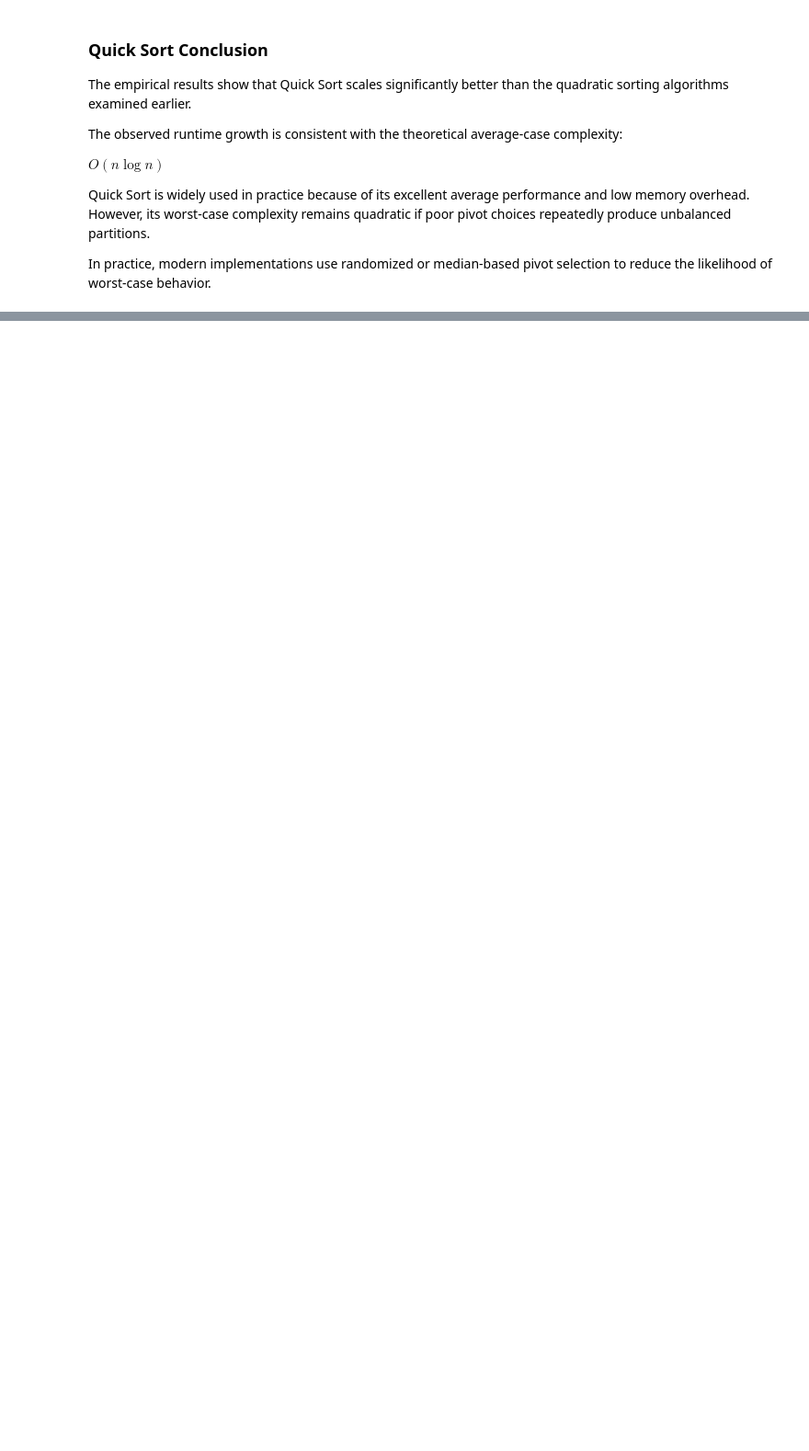
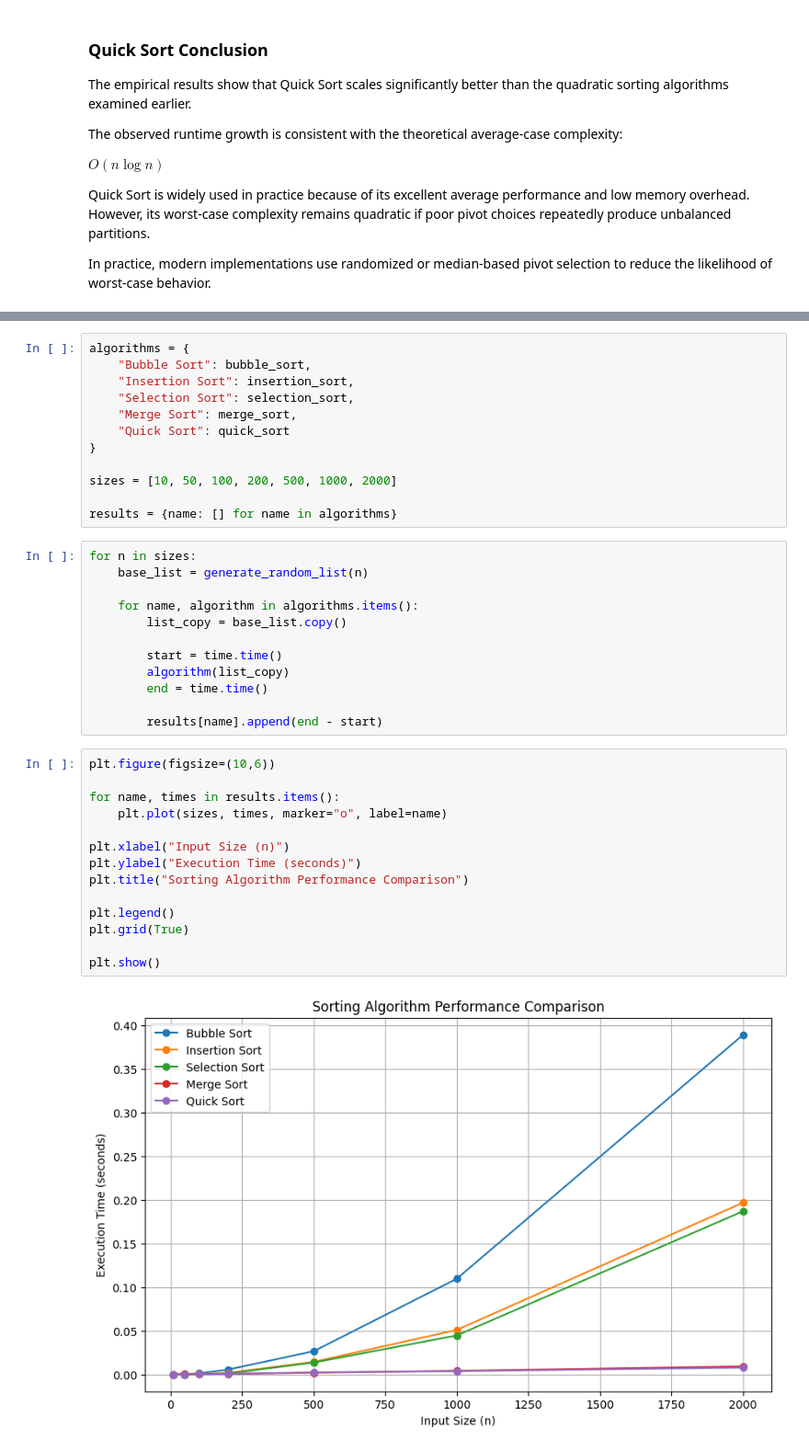
Before and after one commit to VenomRevenge/math-concepts-for-developers-exam-sorting-algorithms-analysis, a Jupyter notebook: sorting_algorithms_analysis.ipynb, the cells around one changed output, grey strips where cells are left out. Shown at 92% size. Cells and saved outputs as stored; diff of their text form; blank space fills up the shorter version.

```diff
--- a/sorting_algorithms_analysis.ipynb
+++ b/sorting_algorithms_analysis.ipynb
@@ -559,0 +575,40 @@ In practice, modern implementations use randomized or median-based pivot selecti
+# %%
+algorithms = {
+    "Bubble Sort": bubble_sort,
+    "Insertion Sort": insertion_sort,
+    "Selection Sort": selection_sort,
+    "Merge Sort": merge_sort,
+    "Quick Sort": quick_sort
+}
+
+sizes = [10, 50, 100, 200, 500, 1000, 2000]
+
+results = {name: [] for name in algorithms}
+# %%
+for n in sizes:
+    base_list = generate_random_list(n)
+
+    for name, algorithm in algorithms.items():
+        list_copy = base_list.copy()
+
+        start = time.time()
+        algorithm(list_copy)
+        end = time.time()
+
+        results[name].append(end - start)
+# %%
+plt.figure(figsize=(10,6))
+
+for name, times in results.items():
+    plt.plot(sizes, times, marker="o", label=name)
+
+plt.xlabel("Input Size (n)")
+plt.ylabel("Execution Time (seconds)")
+plt.title("Sorting Algorithm Performance Comparison")
+
+plt.legend()
+plt.grid(True)
+
+plt.show()
+# %% [output]
+[figure, added]
```
Also changed, not shown: parts of 19 cells of this notebook, 1 other file.
